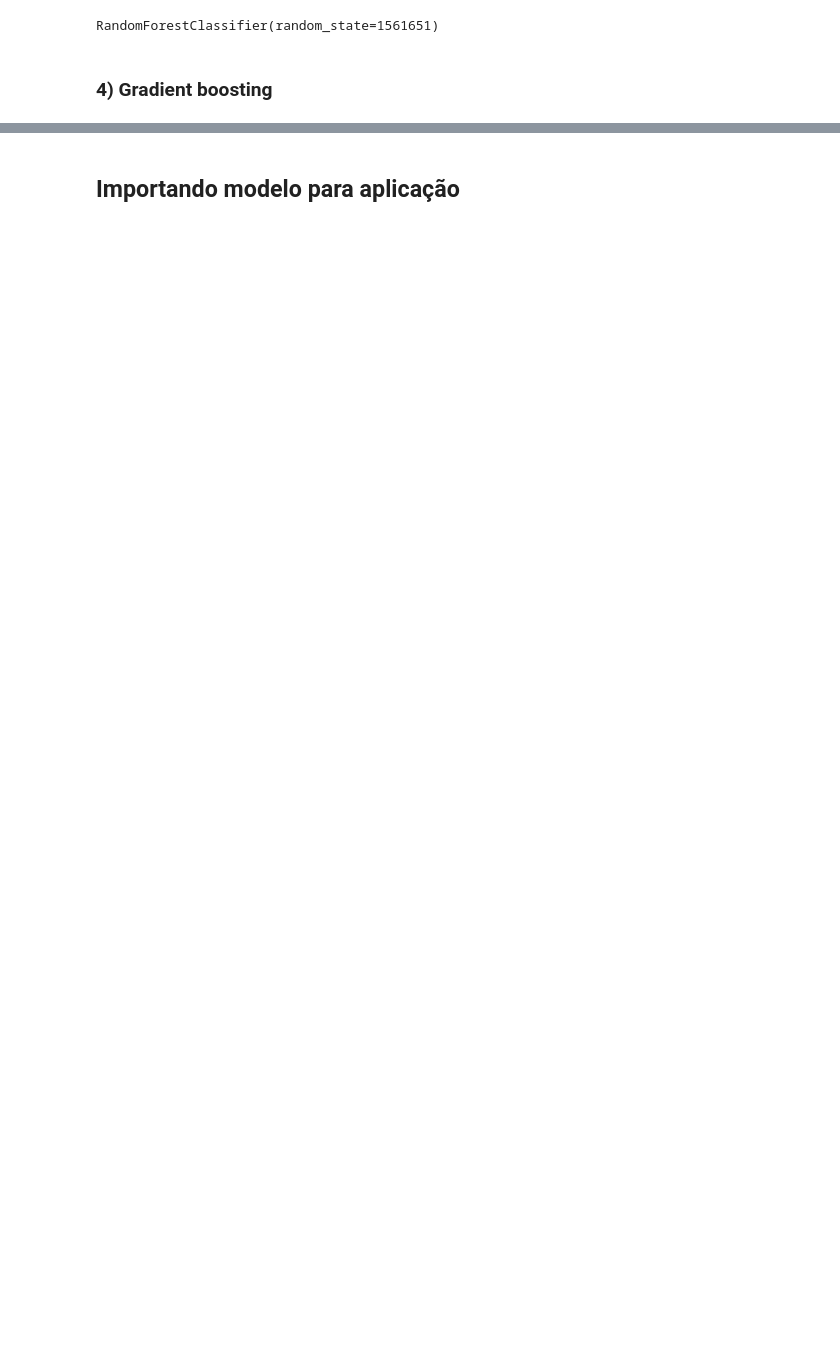
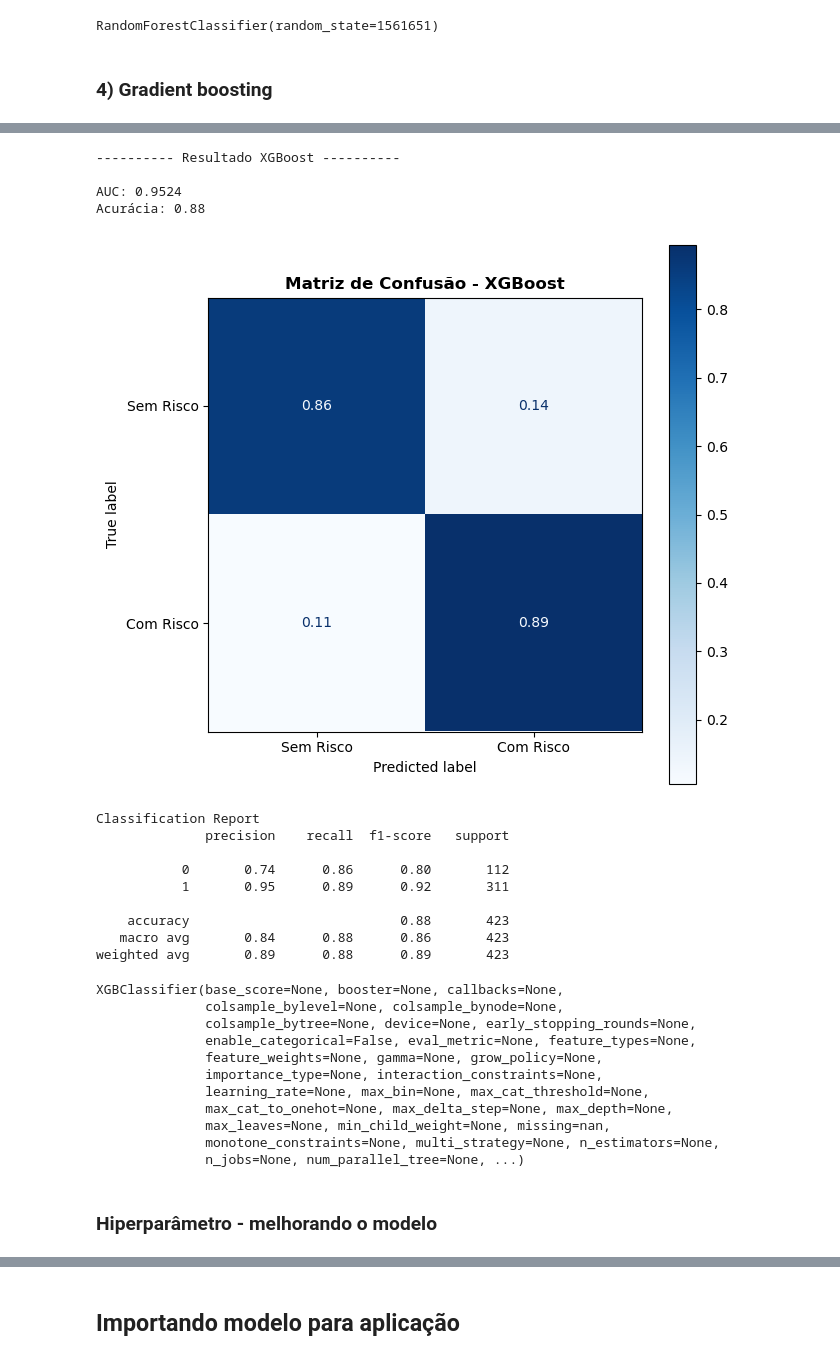
Before and after one commit to maiisaf/tech_challenge4, a Jupyter notebook: analise_ml.ipynb, the cells around one changed output, grey strips where cells are left out. Drawn from its saved outputs; the diff is of its cells as text; code cells hidden in the pictures; blank space fills up the shorter version.

Commit message:
atualizando dados e modelo

```diff
--- a/analise_ml.ipynb
+++ b/analise_ml.ipynb
@@ -758,6 +775,7 @@ modelo_logistico = LogisticRegression(max_iter=1000, random_state=SEED)
 modelo_tree = DecisionTreeClassifier(random_state=SEED)
 modelo_forest = RandomForestClassifier(random_state=SEED)
 modelo_gb = GradientBoostingClassifier(random_state=SEED)
+modelo_xgb = XGBClassifier(random_state=SEED)
 # %% [markdown]
 ### 1) Regressão logítica
 # %%
@@ -840,0 +859,30 @@ GradientBoostingClassifier(random_state=1561651)
+# %%
+modelo_ml(modelo_xgb, "XGBoost")
+# %% [output]
+---------- Resultado XGBoost ----------
+
+AUC: 0.9524
+Acurácia: 0.88
+[figure, added]
+Classification Report
+              precision    recall  f1-score   support
+
+           0       0.74      0.86      0.80       112
+           1       0.95      0.89      0.92       311
+
+    accuracy                           0.88       423
+   macro avg       0.84      0.88      0.86       423
+weighted avg       0.89      0.88      0.89       423
+XGBClassifier(base_score=None, booster=None, callbacks=None,
+              colsample_bylevel=None, colsample_bynode=None,
+              colsample_bytree=None, device=None, early_stopping_rounds=None,
+              enable_categorical=False, eval_metric=None, feature_types=None,
+              feature_weights=None, gamma=None, grow_policy=None,
+              importance_type=None, interaction_constraints=None,
+              learning_rate=None, max_bin=None, max_cat_threshold=None,
+              max_cat_to_onehot=None, max_delta_step=None, max_depth=None,
+              max_leaves=None, min_child_weight=None, missing=nan,
+              monotone_constraints=None, multi_strategy=None, n_estimators=None,
+              n_jobs=None, num_parallel_tree=None, ...)
+# %% [markdown]
+### Hiperparâmetro - melhorando o modelo
```
Also changed, not shown: parts of 15 cells of this notebook, 6 other files.
